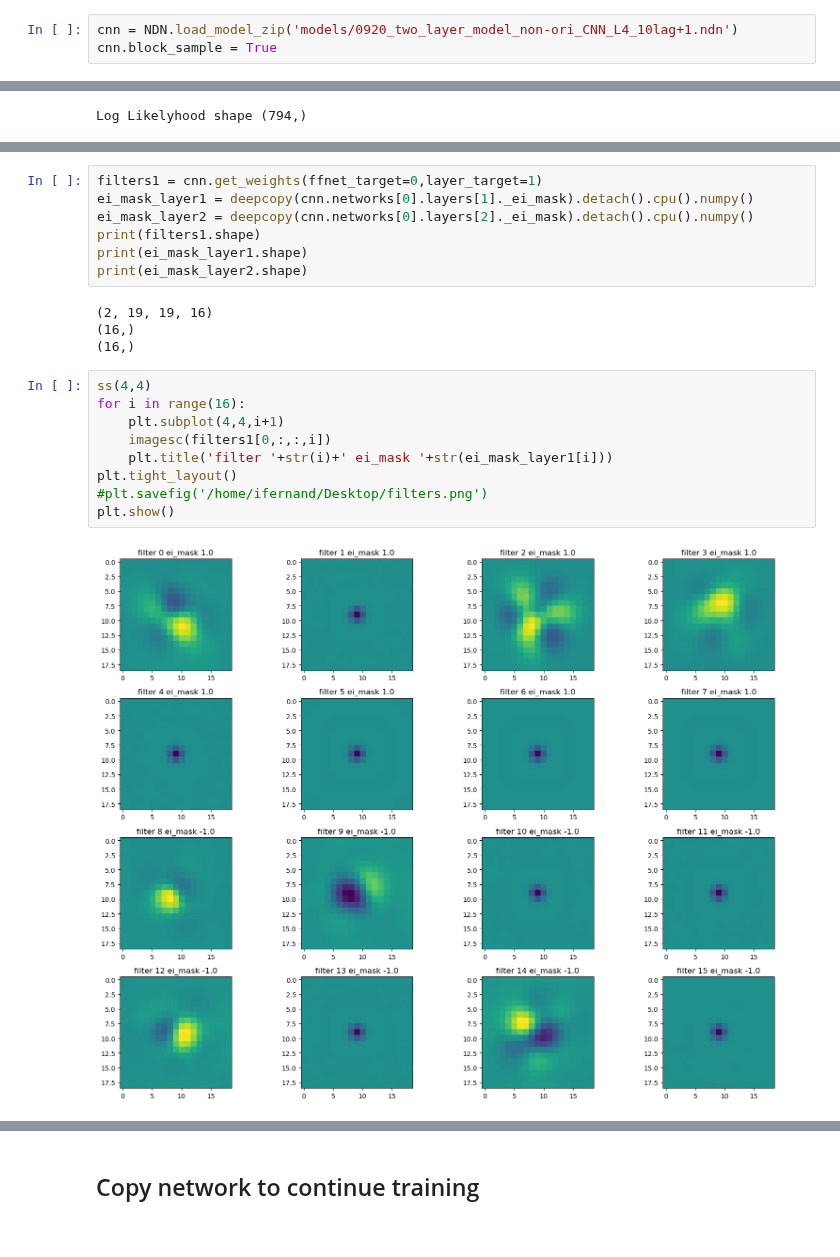
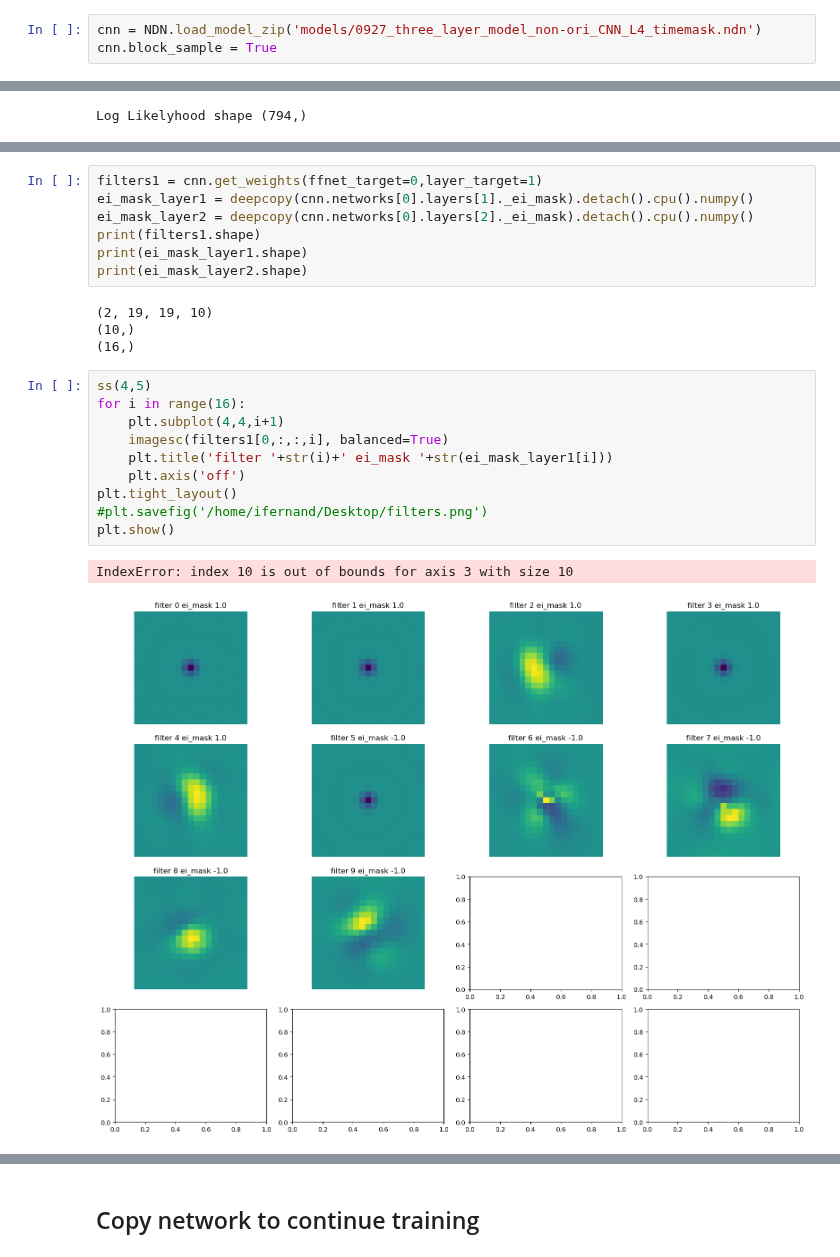
Before and after one commit to IsabelF98/Cloud_SynthData_Proj, a Jupyter notebook: first_CNN_SC0.ipynb, the cells around one changed output, grey strips where cells are left out. Saved outputs shown, nothing was run; the diff lists cells and outputs as text.

```diff
--- a/first_CNN_SC0.ipynb
+++ b/first_CNN_SC0.ipynb
@@ -499,5 +495,5 @@ cnn.save_model_zip('models/0927_three_layer_model_non-ori_CNN_L4_timemask_upmaxr
 # %%
-cnn = NDN.load_model_zip('models/0920_two_layer_model_non-ori_CNN_L4_10lag+1.ndn')
+cnn = NDN.load_model_zip('models/0927_three_layer_model_non-ori_CNN_L4_timemask.ndn')
 cnn.block_sample = True
 # %%
 LL = cnn.eval_models(data, data_inds=data.val_blks, device=device, batch_size=3, null_adjusted=True)
@@ -529,20 +525,22 @@ print(filters1.shape)
 print(ei_mask_layer1.shape)
 print(ei_mask_layer2.shape)
 # %% [output]
-(2, 19, 19, 16)
+(2, 19, 19, 10)
+(10,)
 (16,)
-(16,)
 # %%
-ss(4,4)
+ss(4,5)
 for i in range(16):
     plt.subplot(4,4,i+1)
-    imagesc(filters1[0,:,:,i])
+    imagesc(filters1[0,:,:,i], balanced=True)
     plt.title('filter '+str(i)+' ei_mask '+str(ei_mask_layer1[i]))
+    plt.axis('off')
 plt.tight_layout()
 #plt.savefig('/home/ifernand/Desktop/filters.png')
 plt.show()
 # %% [output]
+IndexError: index 10 is out of bounds for axis 3 with size 10
-[figure, old version]
+[figure, new version]
 # %%
 # Readout Weights (i.e. Barcodes)
 full_ei_mask = np.concatenate((ei_mask_layer1, ei_mask_layer2))
```
Also changed, not shown: parts of 22 cells of this notebook, 1 other file.
